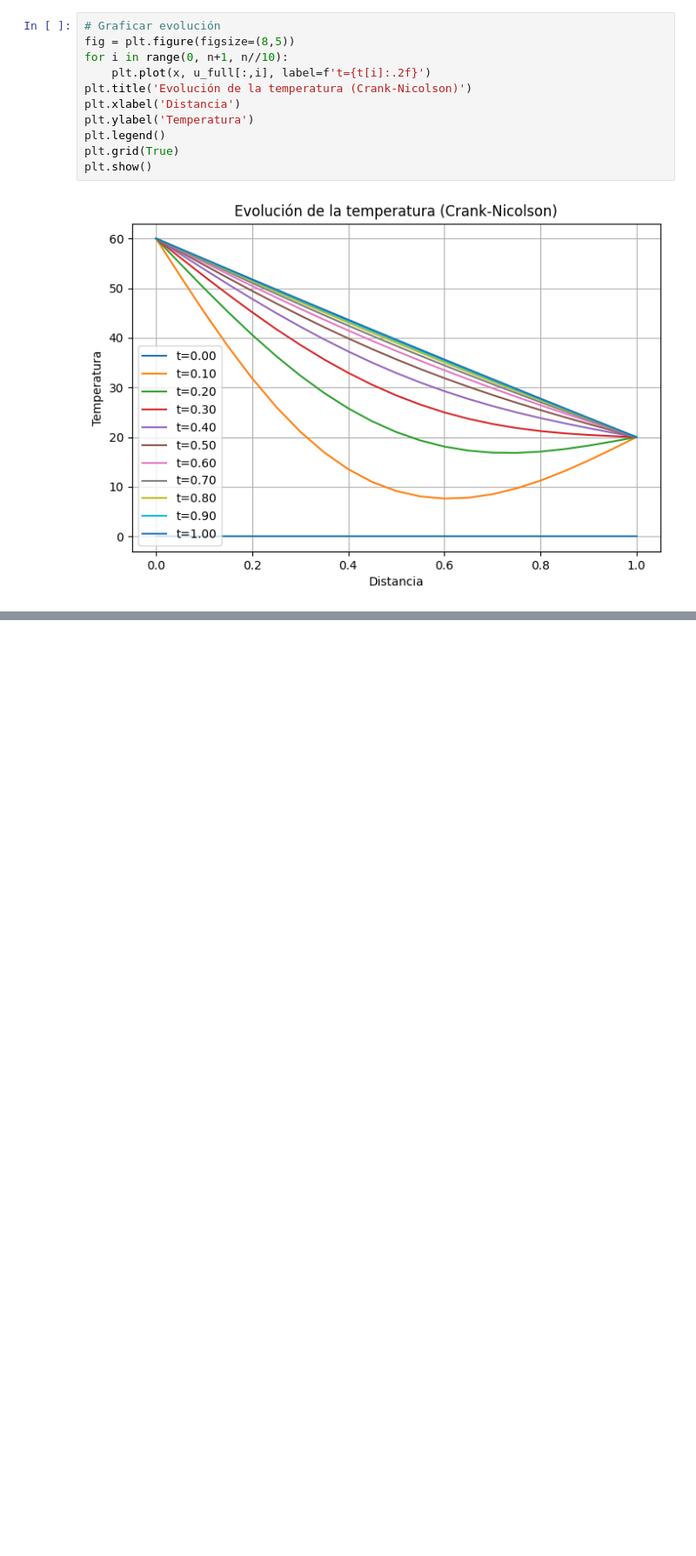
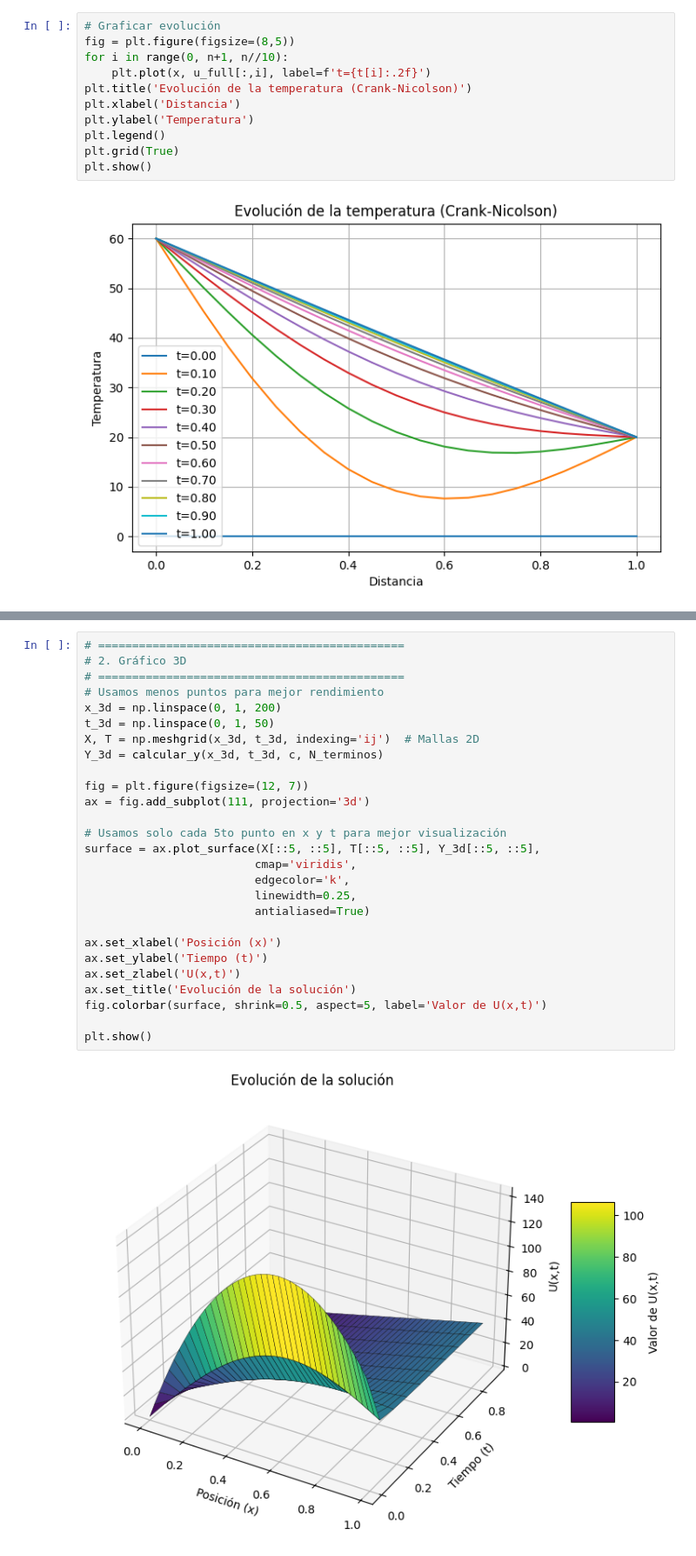
Before and after one commit to Jdvilan/Carrera, a Jupyter notebook: Examen_numerico_segundo_parcial.ipynb, the cells around one changed output, grey strips where cells are left out. Shown at 87% size. Drawn from its saved outputs; the diff is of its cells as text; blank space fills up the shorter version.

```diff
--- a/Examen_numerico_segundo_parcial.ipynb
+++ b/Examen_numerico_segundo_parcial.ipynb
@@ -383,0 +582,29 @@ plt.show()
+# %%
+# =============================================
+# 2. Gráfico 3D
+# =============================================
+# Usamos menos puntos para mejor rendimiento
+x_3d = np.linspace(0, 1, 200)
+t_3d = np.linspace(0, 1, 50)
+X, T = np.meshgrid(x_3d, t_3d, indexing='ij')  # Mallas 2D
+Y_3d = calcular_y(x_3d, t_3d, c, N_terminos)
+
+fig = plt.figure(figsize=(12, 7))
+ax = fig.add_subplot(111, projection='3d')
+
+# Usamos solo cada 5to punto en x y t para mejor visualización
+surface = ax.plot_surface(X[::5, ::5], T[::5, ::5], Y_3d[::5, ::5],
+                         cmap='viridis',
+                         edgecolor='k',
+                         linewidth=0.25,
+                         antialiased=True)
+
+ax.set_xlabel('Posición (x)')
+ax.set_ylabel('Tiempo (t)')
+ax.set_zlabel('U(x,t)')
+ax.set_title('Evolución de la solución')
+fig.colorbar(surface, shrink=0.5, aspect=5, label='Valor de U(x,t)')
+
+plt.show()
+# %% [output]
+[figure, added]
```
Also changed, not shown: parts of 18 cells of this notebook.
